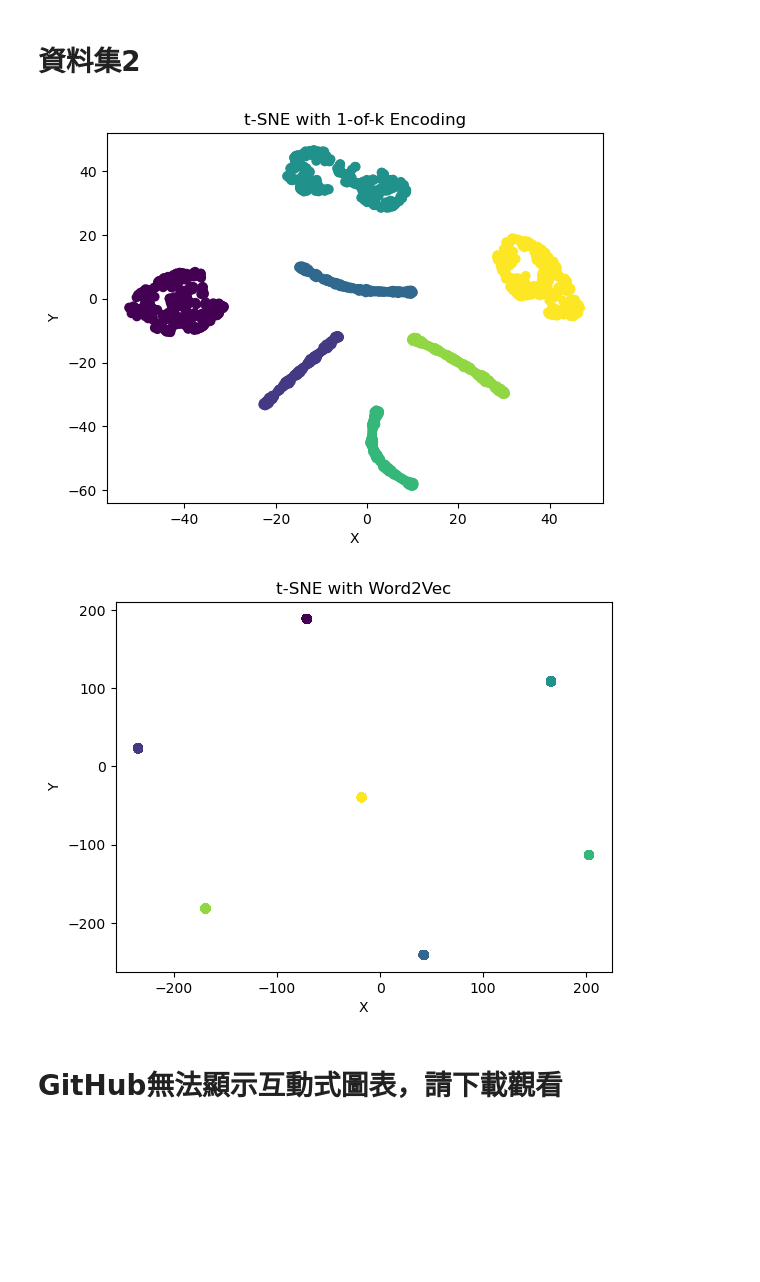
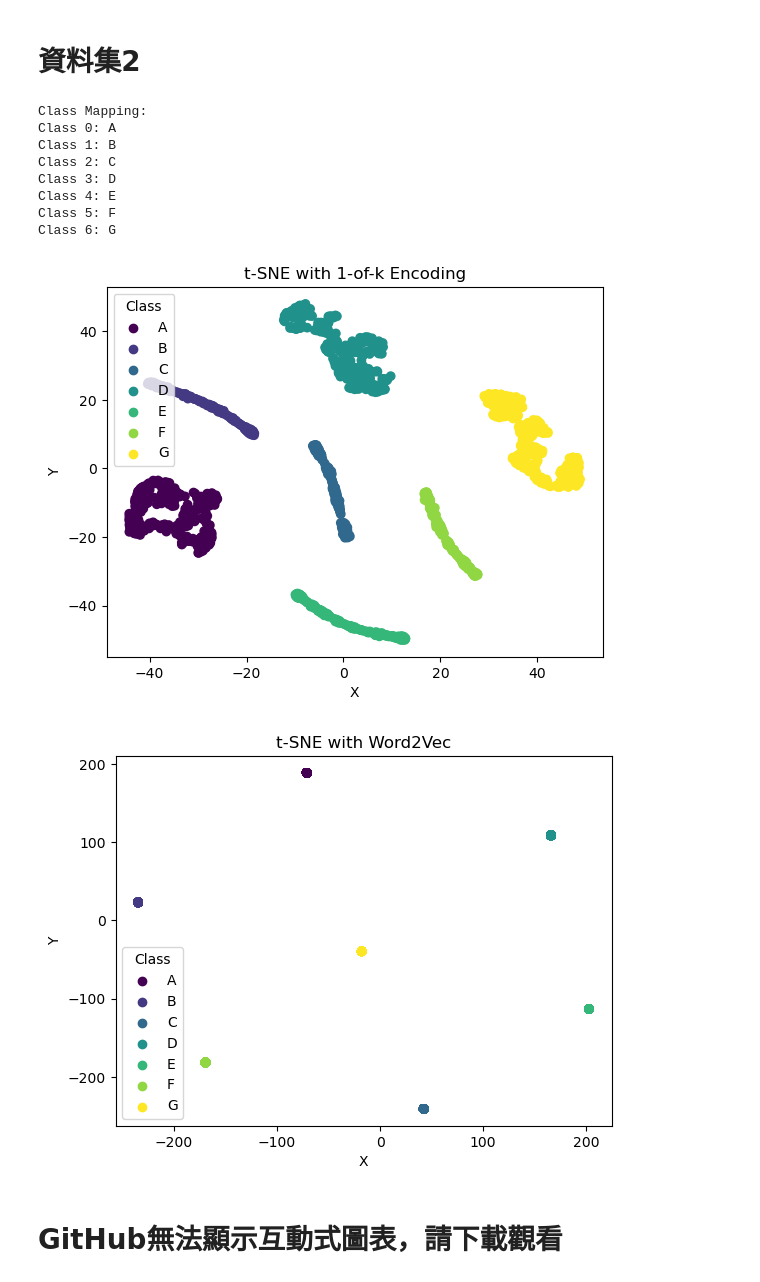
Before and after one commit to jing-ying-chen/hw4_M11123052, a Jupyter notebook: Project_4.ipynb, the cells around one changed output. Cells and saved outputs as stored; diff of their text form; code cells hidden in the pictures; blank space fills up the shorter version.

```diff
--- a/Project_4.ipynb
+++ b/Project_4.ipynb
@@ -205,16 +221,4 @@ data.to_csv('drink_dataset.csv', index=False)
 # %%
-# Load the dataset
-data = pd.read_csv('drink_dataset.csv')
-
-# Encode the class labels
-label_encoder = LabelEncoder()
-data['Class'] = label_encoder.fit_transform(data['Class'])
-
-# Normalize the numeric features (Amount and Quantity)
-numeric_features = ['Amount', 'Quantity']
-scaler = StandardScaler()
-data[numeric_features] = scaler.fit_transform(data[numeric_features])
-
 # One-hot encoding for Drink feature
 drink_one_hot = pd.get_dummies(data['Drink'], prefix='Drink')
 
@@ -237,23 +241,46 @@ tsne_result_1_of_k = tsne_1_of_k.fit_transform(data_1_of_k.drop(['Drink', 'Class
 # Perform t-SNE for Method 2: Word2Vec
 tsne_similarity = TSNE(n_components=2, random_state=0)
 tsne_result_similarity = tsne_similarity.fit_transform(similarity_matrix)
-
-# Plot the t-SNE results for Method 1: 1-of-k encoding
-plt.scatter(tsne_result_1_of_k[:, 0], tsne_result_1_of_k[:, 1], c=data['Class'])
-plt.title("t-SNE with 1-of-k Encoding")
-plt.xlabel("X")
-plt.ylabel("Y")
-plt.show()
-
-# Plot the t-SNE results for Method 2: Word2Vec
-plt.scatter(tsne_result_similarity[:, 0], tsne_result_similarity[:, 1], c=data['Class'])
-plt.title("t-SNE with Word2Vec")
-plt.xlabel("X")
-plt.ylabel("Y")
-plt.show()
-# %% [output]
-[figure, removed]
-[figure, removed]
+# %%
+class_mapping = dict(zip(range(len(label_encoder.classes_)), label_encoder.classes_))
+print("Class Mapping:")
+for key, value in class_mapping.items():
+    print(f"Class {key}: {value}")
+
+# Plot the t-SNE results for Method 1: 1-of-k encoding
+scatter = plt.scatter(tsne_result_1_of_k[:, 0], tsne_result_1_of_k[:, 1], c=data['Class'])
+plt.title("t-SNE with 1-of-k Encoding")
+plt.xlabel("X")
+plt.ylabel("Y")
+
+# Add legend
+class_labels = label_encoder.inverse_transform(np.unique(data['Class']))
+class_handles = [plt.scatter([], [], color=scatter.cmap(scatter.norm(label_encoder.transform([label]))[0]), label=label) for label in class_labels]
+plt.legend(handles=class_handles, title='Class')
+
+plt.show()
+
+# Plot the t-SNE results for Method 2: Similarity-based encoding
+scatter = plt.scatter(tsne_result_similarity[:, 0], tsne_result_similarity[:, 1], c=data['Class'])
+plt.title("t-SNE with Word2Vec")
+plt.xlabel("X")
+plt.ylabel("Y")
+
+# Add legend
+plt.legend(handles=class_handles, title='Class')
+
+plt.show()
+# %% [output]
+Class Mapping:
+Class 0: A
+Class 1: B
+Class 2: C
+Class 3: D
+Class 4: E
+Class 5: F
+Class 6: G
+[figure, added]
+[figure, added]
 # %% [markdown]
 # GitHub無法顯示互動式圖表，請下載觀看
 # %%
```
Also changed, not shown: parts of 4 cells of this notebook.
